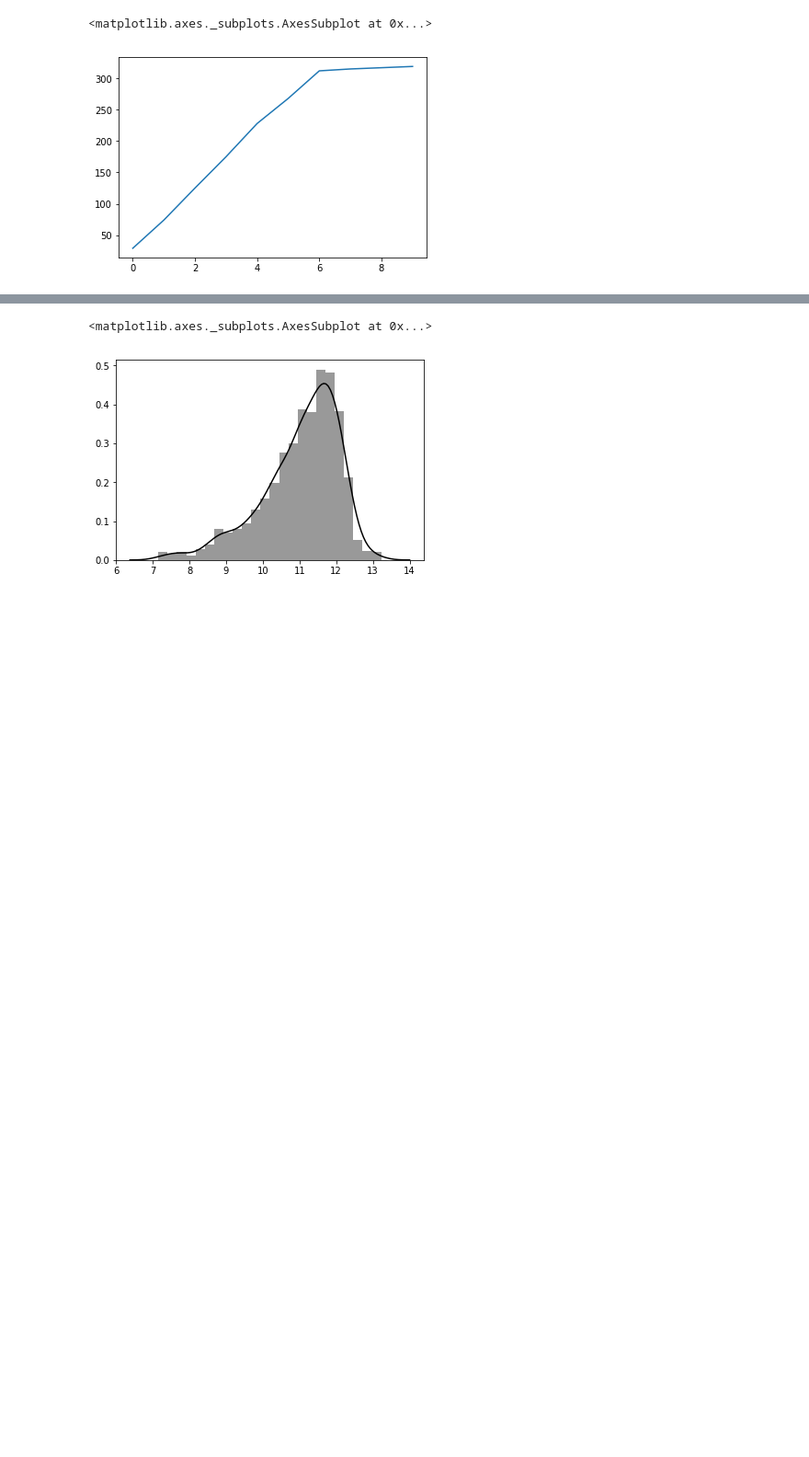
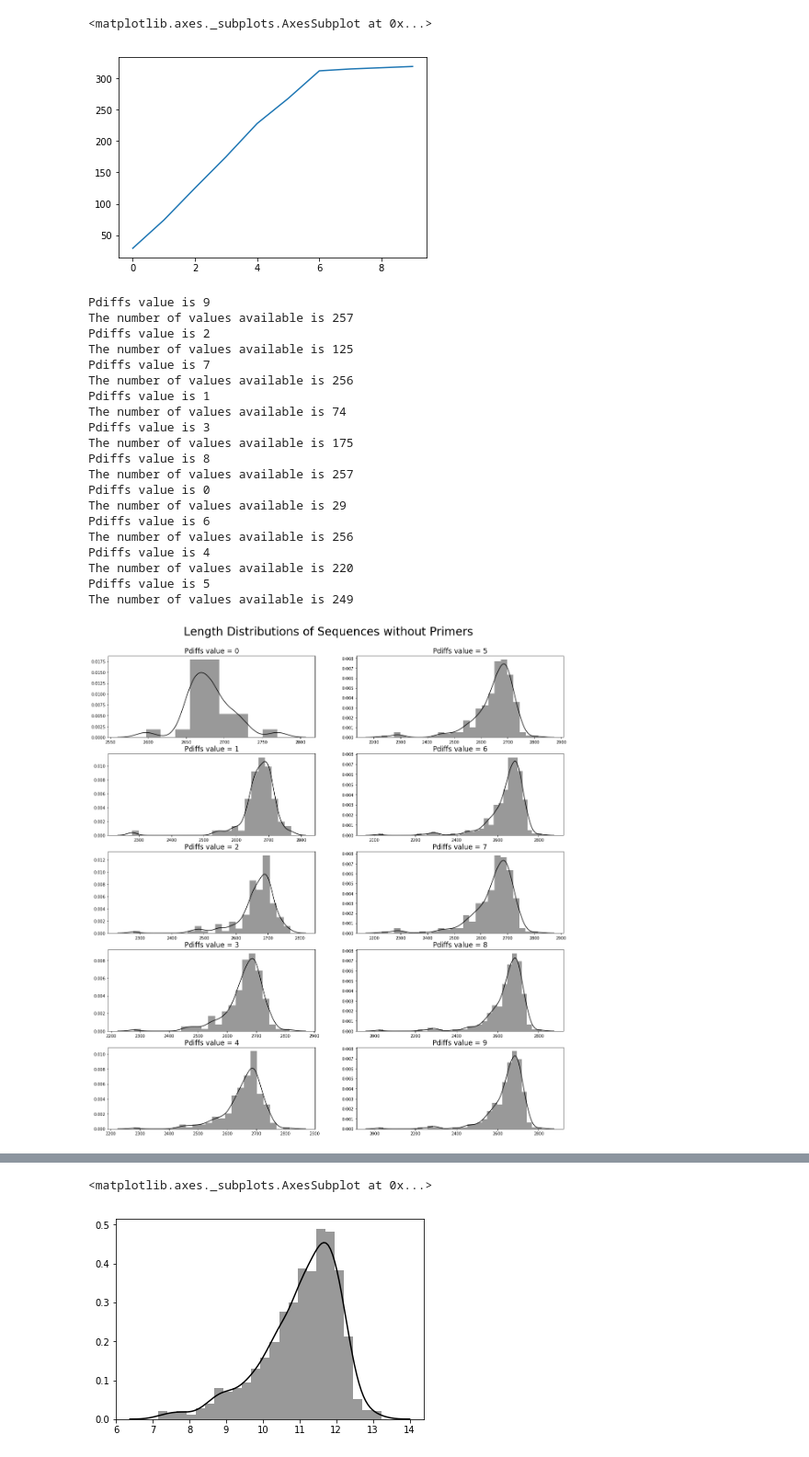
Before and after one commit to teenjes/summer_project_notebooks, a Jupyter notebook: zymo_test.ipynb, the cells around one changed output, grey strips where cells are left out. Shown at 92% size. Cells and saved outputs as stored; diff of their text form; code cells hidden in the pictures; blank space fills up the shorter version.

```diff
--- a/zymo_test.ipynb
+++ b/zymo_test.ipynb
@@ -36,8 +33,8 @@ sns.distplot(lengths, color="k")
 <matplotlib.axes._subplots.AxesSubplot at 0x...>
 [figure]
 # %%
-long_ITS = fastq_dict
-for key in fastq_dict.copy():
+long_ITS = fastq_dict.copy()
+for key in fastq_dict:
     if len(fastq_dict[key].seq) not in range(2000, 4001):
         del long_ITS[key]
 # %%
@@ -164,3 +161,46 @@ sns.lineplot(x, y)
 # %% [output]
 <matplotlib.axes._subplots.AxesSubplot at 0x...>
 [figure]
+# %%
+fg, ax = plt.subplots(5,2, figsize=(20,20))
+fg.suptitle("Length Distributions of Sequences without Primers", fontsize=28)
+fg.subplots_adjust(top=0.93)
+for file in os.listdir('../../analysis/mothur_fasta/FAH15473/pass/barcode02/diffs/'):
+    if file.endswith('.pcr.fasta') and not file.endswith('.scrap.pcr.fasta'):
+        print("Pdiffs value is", os.path.splitext(os.path.splitext(file)[0])[0][-1])
+        pdiffs = int(os.path.splitext(os.path.splitext(file)[0])[0][-1])
+        pdiffs_str = "Pdiffs value = %i" %pdiffs
+        tmp_dict = SeqIO.to_dict(SeqIO.parse(os.path.join('../../analysis/mothur_fasta/FAH15473/pass/barcode02/diffs/', file), "fasta"))
+        lengths_tmp = []
+        for key in tmp_dict:
+            if len(tmp_dict[key].seq) > 2000:
+                lengths_tmp.append(len(tmp_dict[key].seq))
+        print("The number of values available is", len(lengths_tmp))
+        if pdiffs < 5:
+            sns.distplot(lengths_tmp, color='k', ax=ax[pdiffs][0])
+            ax[pdiffs][0].set_title(pdiffs_str, fontsize=17)
+        else:
+            sns.distplot(lengths_tmp, color='k', ax=ax[pdiffs - 5][1])
+            ax[pdiffs - 5][1].set_title(pdiffs_str, fontsize=17)
+# %% [output]
+Pdiffs value is 9
+The number of values available is 257
+Pdiffs value is 2
+The number of values available is 125
+Pdiffs value is 7
+The number of values available is 256
+Pdiffs value is 1
+The number of values available is 74
+Pdiffs value is 3
+The number of values available is 175
+Pdiffs value is 8
+The number of values available is 257
+Pdiffs value is 0
+The number of values available is 29
+Pdiffs value is 6
+The number of values available is 256
+Pdiffs value is 4
+The number of values available is 220
+Pdiffs value is 5
+The number of values available is 249
+[figure, added]
```
Also changed, not shown: parts of 50 cells of this notebook, 6 other files.
